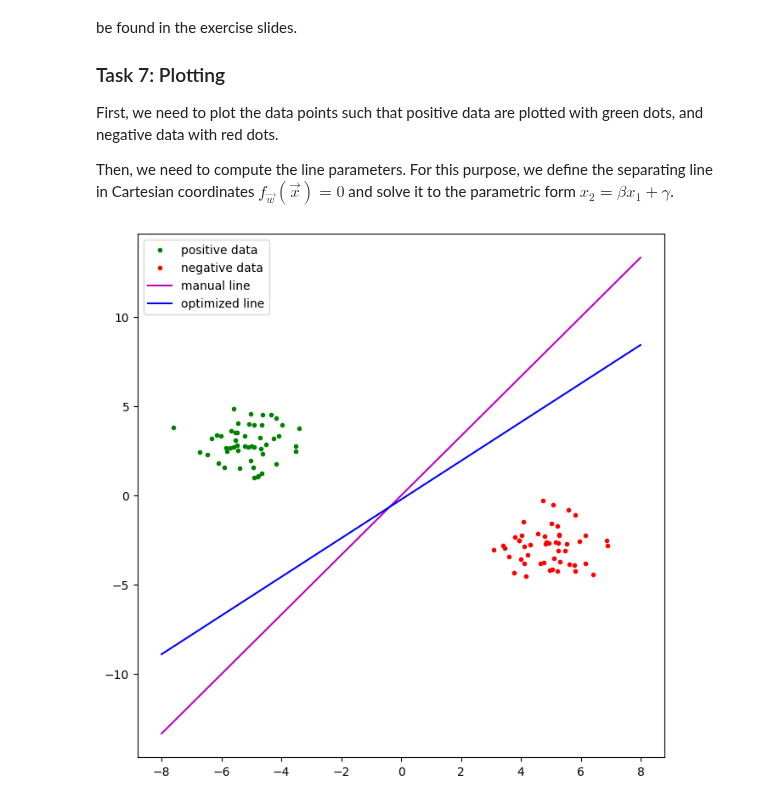
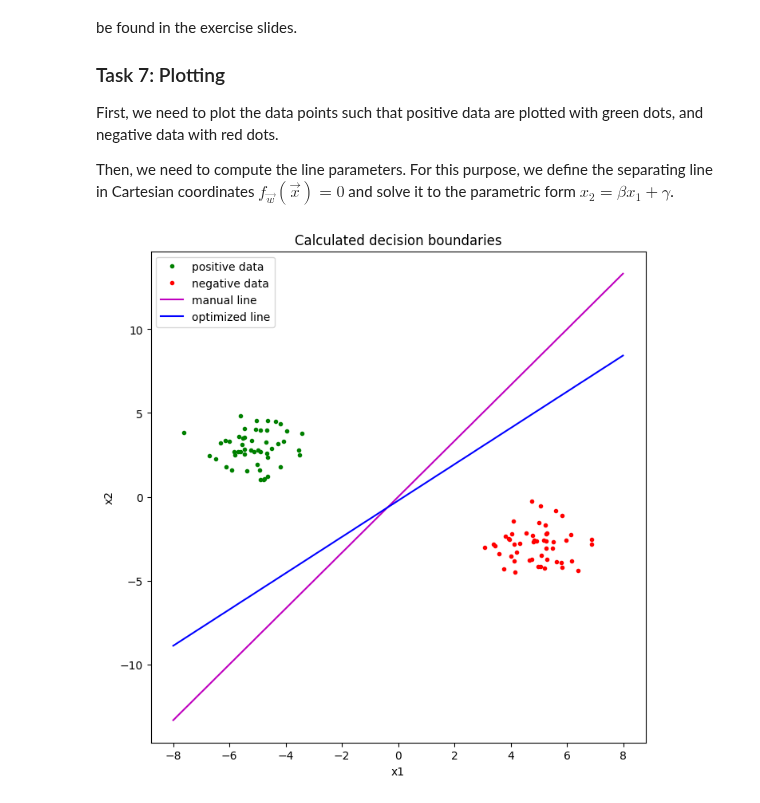
Before and after one commit to danielbarco/deeplearning, a Jupyter notebook: Assignment01_solution.ipynb, the cells around one changed output. Cells and saved outputs as stored; diff of their text form; code cells hidden in the pictures.

Commit message:
made plot more beautiful

```diff
--- a/Assignment01_solution.ipynb
+++ b/Assignment01_solution.ipynb
@@ -251,39 +251,41 @@ def line_parameters(w):
   beta = -(w[1]/w[2])
   gamma = -(w[0]/w[2])
   return beta, gamma
 
 
-from matplotlib import pyplot
 
 # create a square plot
-pyplot.figure(figsize=(8,8))
+plt.figure(figsize=(8,8))
 
 # plot the positive data points
 
-pyplot.plot(X[:50,1], X[:50,2], "g.", label="positive data")
+plt.plot(X[:50,1], X[:50,2], "g.", label="positive data")
 # plot the negative data points
-pyplot.plot(X[50:,1], X[50:,2], "r.", label="negative data")
+plt.plot(X[50:,1], X[50:,2], "r.", label="negative data")
 
 # define positions where to evaluate the line:
 x1 = numpy.arange(-8, 8, 0.01)
 
 # compute line parameters for manual line
 beta, gamma = line_parameters(w_manual)
 
 # now, compute the values according to our parametric form:
 x2 = beta * x1 + gamma
 # plot lines (might need to call this function twice for the two lines)
-pyplot.plot(x1, x2, "m-", label="manual line")
+plt.plot(x1, x2, "m-", label="manual line")
 
 # compute line parameters for optimized line
 beta, gamma = line_parameters(w_star)
 # now, compute the values according to our parametric form:
 x2 = beta * x1 + gamma
 # plot lines (might need to call this function twice for the two lines)
-pyplot.plot(x1, x2, "b-", label="optimized line")
+plt.plot(x1, x2, "b-", label="optimized line")
 
 # make the plot more beautiful
-pyplot.legend()
-pyplot.show()
+plt.title('Calculated decision boundaries')
+plt.xlabel('x1')
+plt.ylabel('x2')
+plt.legend()
+plt.show()
 # %% [output]
-[figure, old version]
+[figure, new version]
```
Also changed, not shown: parts of 1 cell of this notebook.
